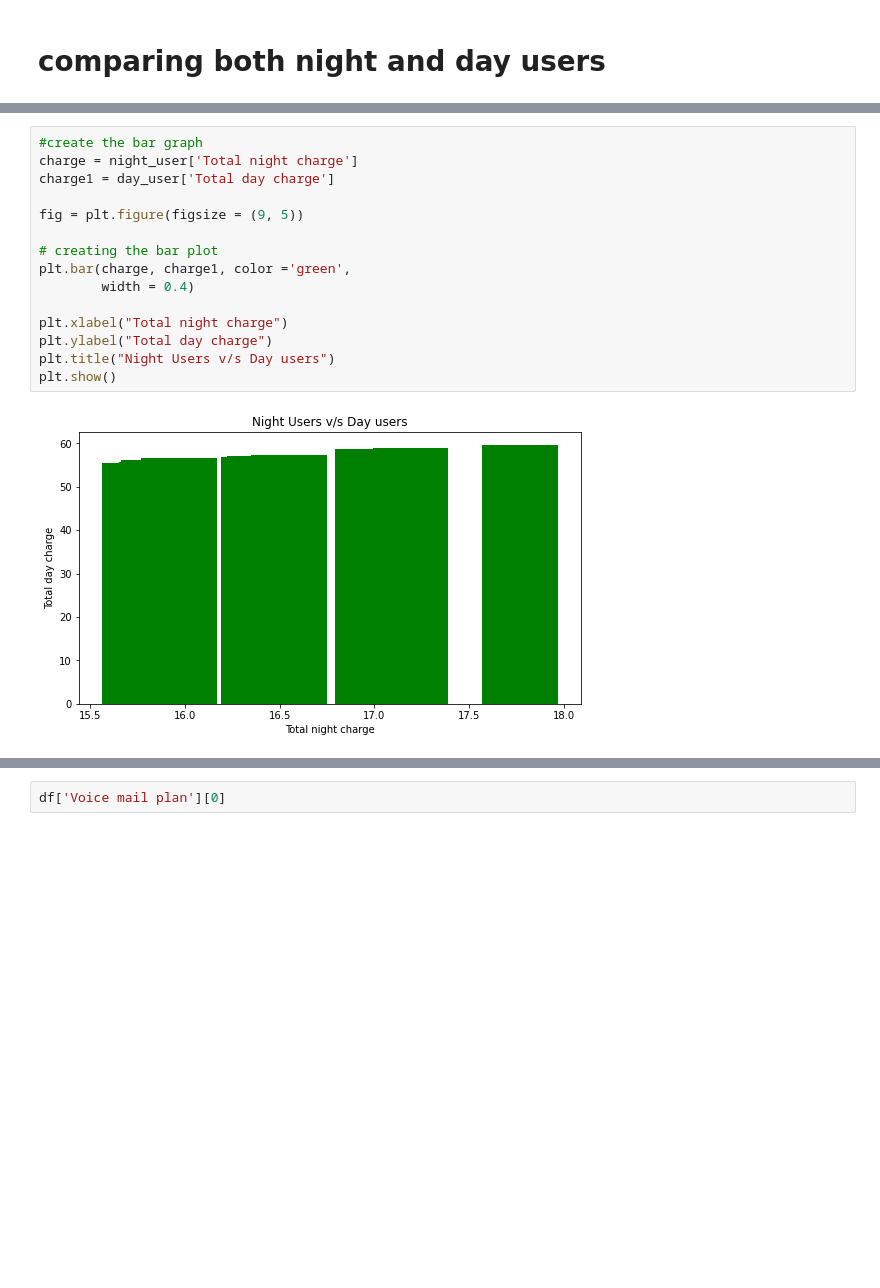
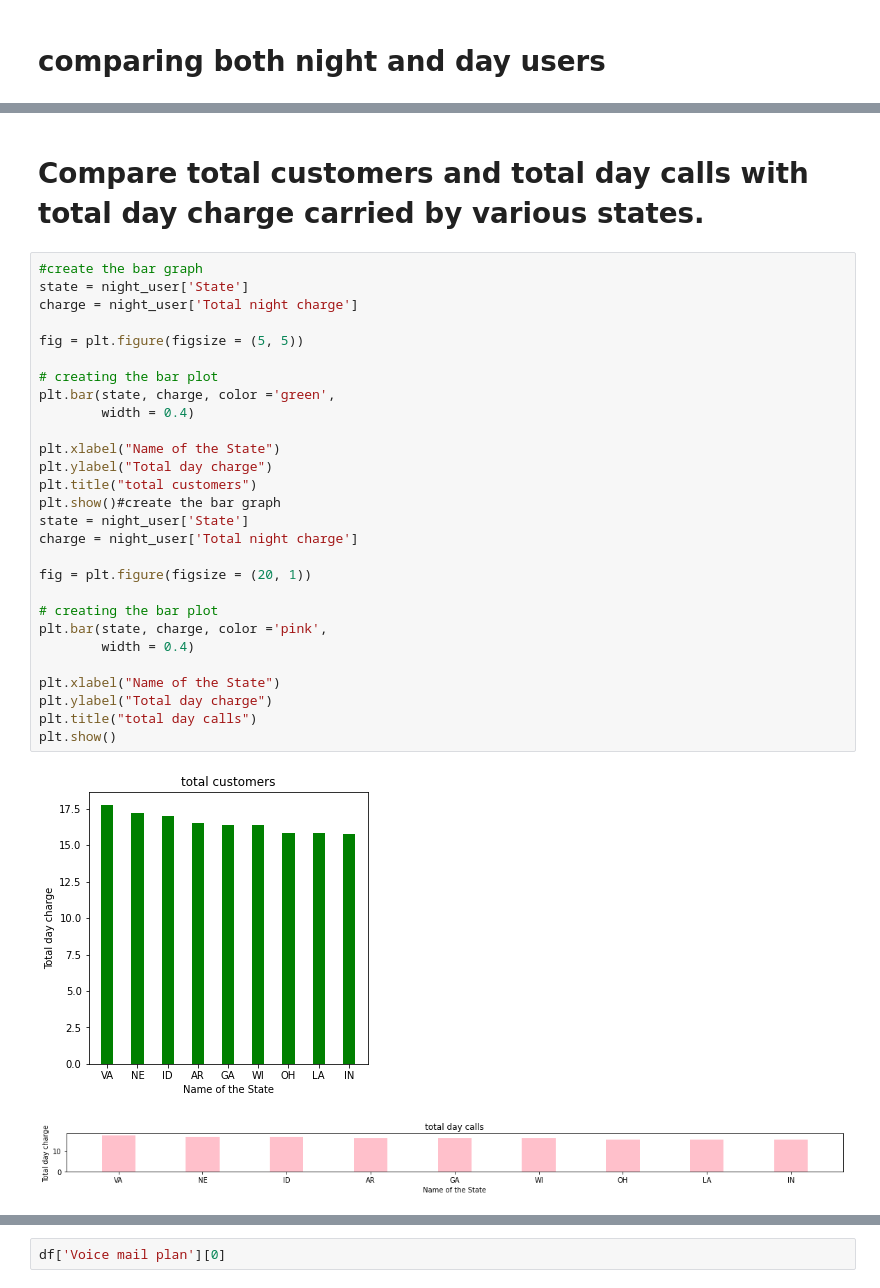
Before and after one commit to nikita-1095/EDA-Telecom-Churn-Analysis, a Jupyter notebook: Nikita_W_Telecom_Churn_Analysis_Capstone_Project.ipynb, the cells around one changed output, grey strips where cells are left out. Cells and saved outputs as stored; diff of their text form; blank space fills up the shorter version.

```diff
--- a/Nikita_W_Telecom_Churn_Analysis_Capstone_Project.ipynb
+++ b/Nikita_W_Telecom_Churn_Analysis_Capstone_Project.ipynb
@@ -421,17 +567,33 @@ plt.show()
+# %% [markdown]
+# Compare total customers and total day calls with total day charge carried by various states.
 # %%
 #create the bar graph
+state = night_user['State']
 charge = night_user['Total night charge']
-charge1 = day_user['Total day charge']
 
-fig = plt.figure(figsize = (9, 5))
+fig = plt.figure(figsize = (5, 5))
 
 # creating the bar plot
-plt.bar(charge, charge1, color ='green',
+plt.bar(state, charge, color ='green',
         width = 0.4)
 
-plt.xlabel("Total night charge")
+plt.xlabel("Name of the State")
 plt.ylabel("Total day charge")
-plt.title("Night Users v/s Day users")
+plt.title("total customers")
+plt.show()#create the bar graph
+state = night_user['State']
+charge = night_user['Total night charge']
+
+fig = plt.figure(figsize = (20, 1))
+
+# creating the bar plot
+plt.bar(state, charge, color ='pink',
+        width = 0.4)
+
+plt.xlabel("Name of the State")
+plt.ylabel("Total day charge")
+plt.title("total day calls")
 plt.show()
 # %% [output]
-[figure, old version]
+[figure, new version]
+[figure, added]
```
Also changed, not shown: parts of 41 cells of this notebook.
